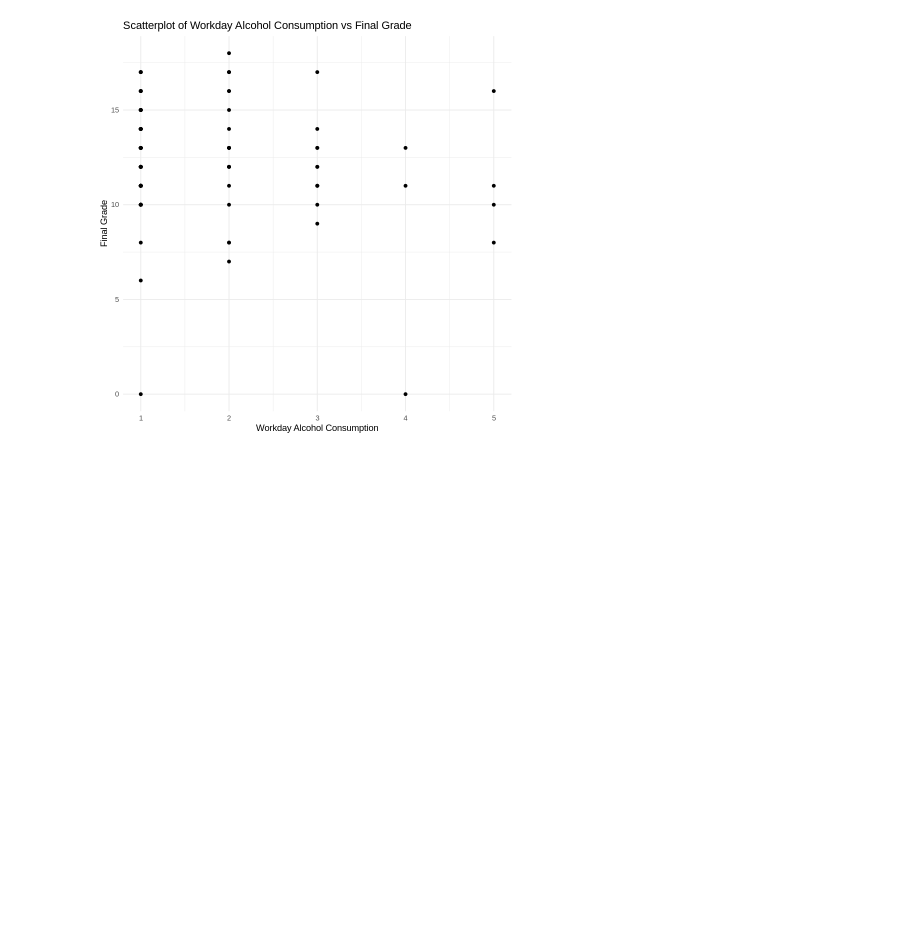
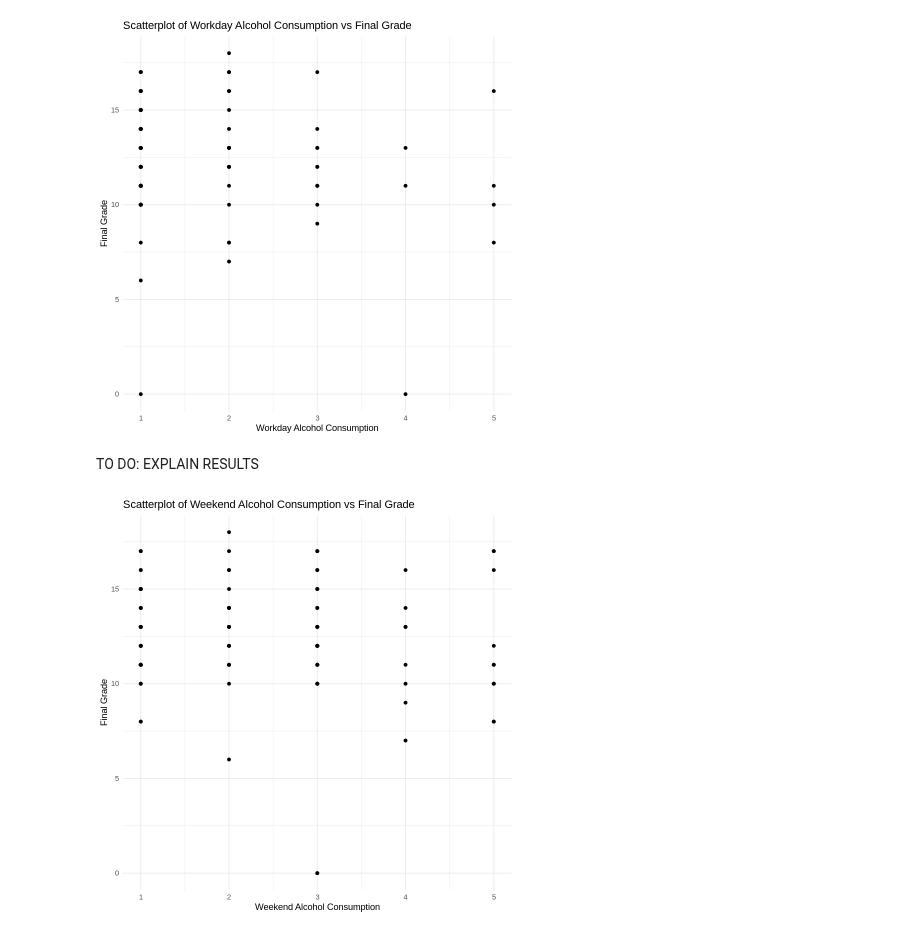
Before and after one commit to carlos-alves-one/Student-Performance-R, a Jupyter notebook: Regression_CW1.ipynb, the cells around one changed output. Drawn from its saved outputs; the diff is of its cells as text; code cells hidden in the pictures; blank space fills up the shorter version.

```diff
--- a/Regression_CW1.ipynb
+++ b/Regression_CW1.ipynb
@@ -426,3 +428,16 @@ ggplot(train_set, aes(x = Dalc.y, y = G3.y)) +
   labs(title = "Scatterplot of Workday Alcohol Consumption vs Final Grade", x = "Workday Alcohol Consumption", y = "Final Grade")
 # %% [output]
 [figure]
+# %% [markdown]
+TO DO: EXPLAIN RESULTS
+# %%
+# Load necessary library for plotting
+library(ggplot2)
+
+# Scatterplot between Weekend Alcohol Consumption vs Final Grade
+ggplot(train_set, aes(x = Walc.y, y = G3.y)) +
+  geom_point() +
+  theme_minimal() +
+  labs(title = "Scatterplot of Weekend Alcohol Consumption vs Final Grade", x = "Weekend Alcohol Consumption", y = "Final Grade")
+# %% [output]
+[figure, added]
```
Also changed, not shown: parts of 9 cells of this notebook.
